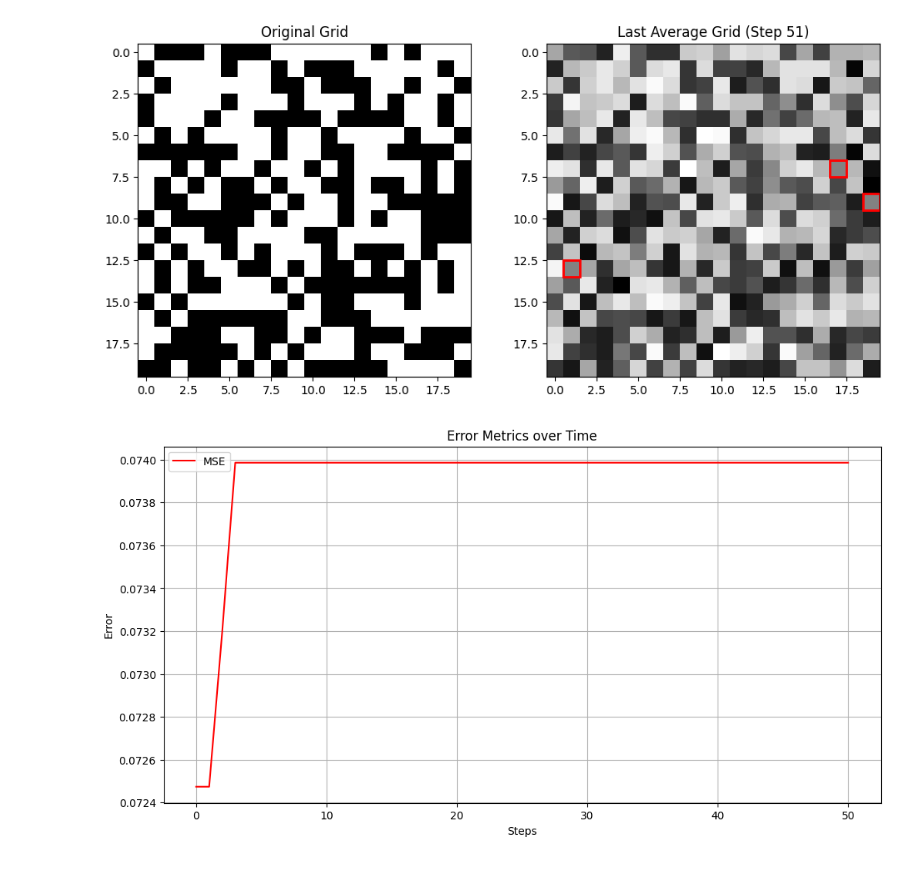
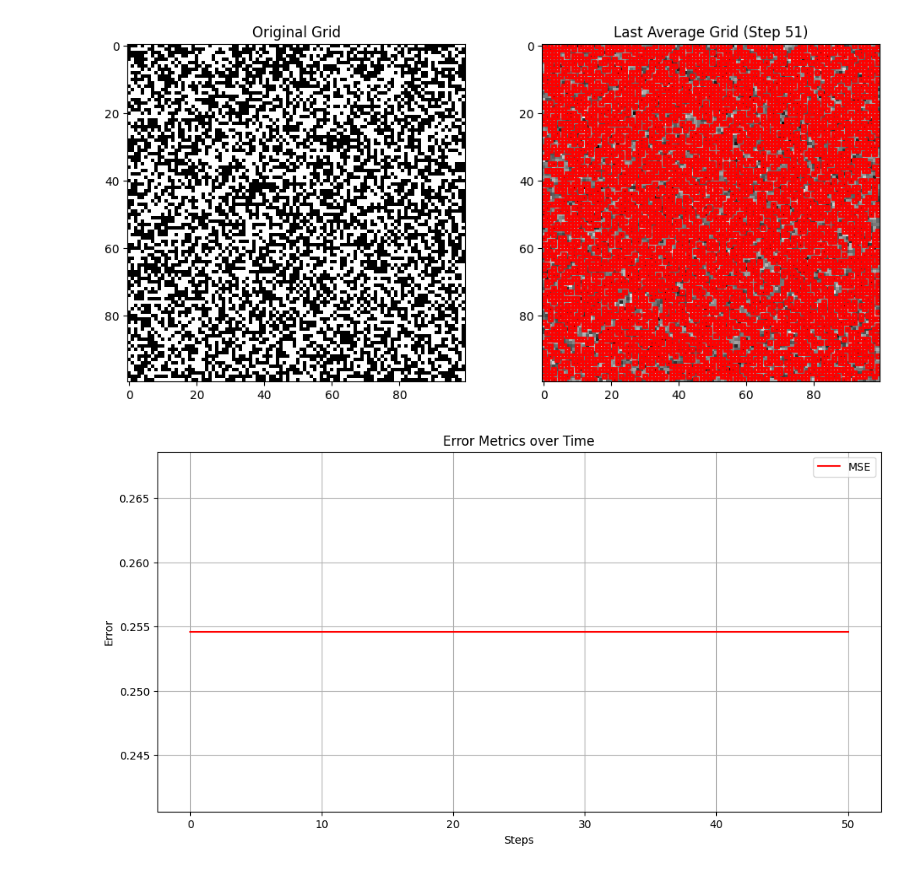
Before and after one commit to AliakbarMehdizadeh/CommNetwork, a Jupyter notebook: notebooks/CommNet.ipynb, the cells around one changed output. Drawn from its saved outputs; the diff is of its cells as text; code cells hidden in the pictures.

```diff
--- a/notebooks/CommNet.ipynb
+++ b/notebooks/CommNet.ipynb
@@ -239,30 +239,30 @@ class InformationSpreadModel(Model):
 # %%
 # Example of running the simulation
 def run_simulation():
     # Parameters for the simulation
-    grid_size = 20
+    grid_size = 100
     num_agents = 50
-    error_rate = 0.3
+    error_rate = 0.5
     num_steps = 1000
 
     # Create an initial grid with random 0s and 1s
     initial_grid = np.random.randint(2, size=(grid_size, grid_size))
 
     # Create the model
     model = InformationSpreadModel(num_agents, grid_size, grid_size, error_rate, initial_grid)
 
     # Run the model for a number of steps
     for _ in range(num_steps):
         model.step()
 
     # Plot the results
     #model.plot_sim_results()
     model.plot_sim_last_results()
     model.plot_sim_metrics()
     #model.plot_network()
 
 # Run the simulation
 run_simulation()
 # %% [output]
-[figure, old version]
+[figure, new version]
-[figure, old version]
+[figure, new version]
```
